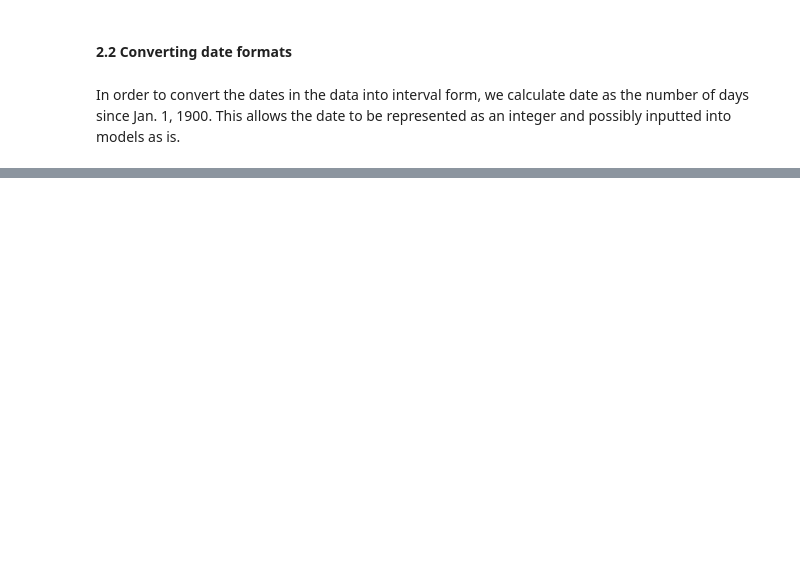
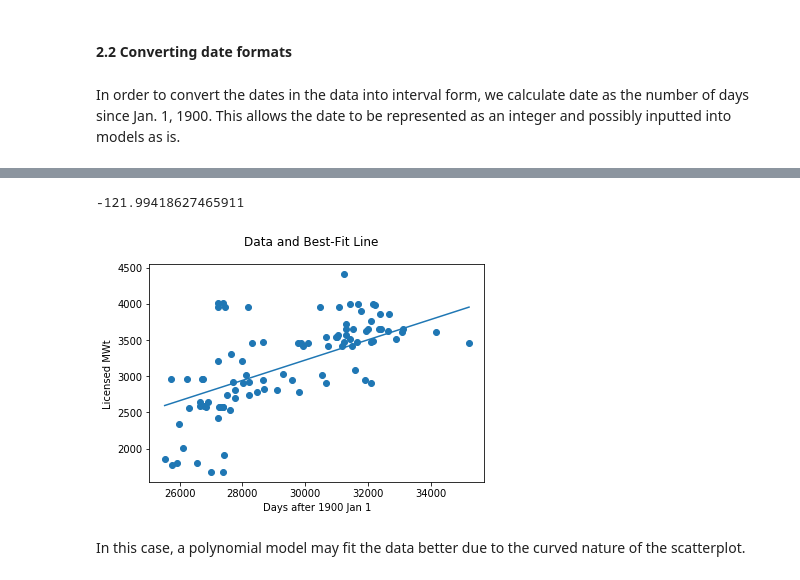
Before and after one commit to b-cho/nueva-ml, a Jupyter notebook: DataProcessing2.ipynb, the cells around one changed output, grey strips where cells are left out. Drawn from its saved outputs; the diff is of its cells as text; code cells hidden in the pictures; blank space fills up the shorter version.

```diff
--- a/DataProcessing2.ipynb
+++ b/DataProcessing2.ipynb
@@ -63,0 +124,8 @@ for dc in date_cols:
+# %%
+plot_best_fit_line(model, no_x, no_y)
+r_squared(model, no_x, no_y)
+# %% [output]
+-121.99418627465911
+[figure, added]
+# %% [markdown]
+In this case, a polynomial model may fit the data better due to the curved nature of the scatterplot.
```
Also changed, not shown: parts of 10 cells of this notebook, 1 other file.
